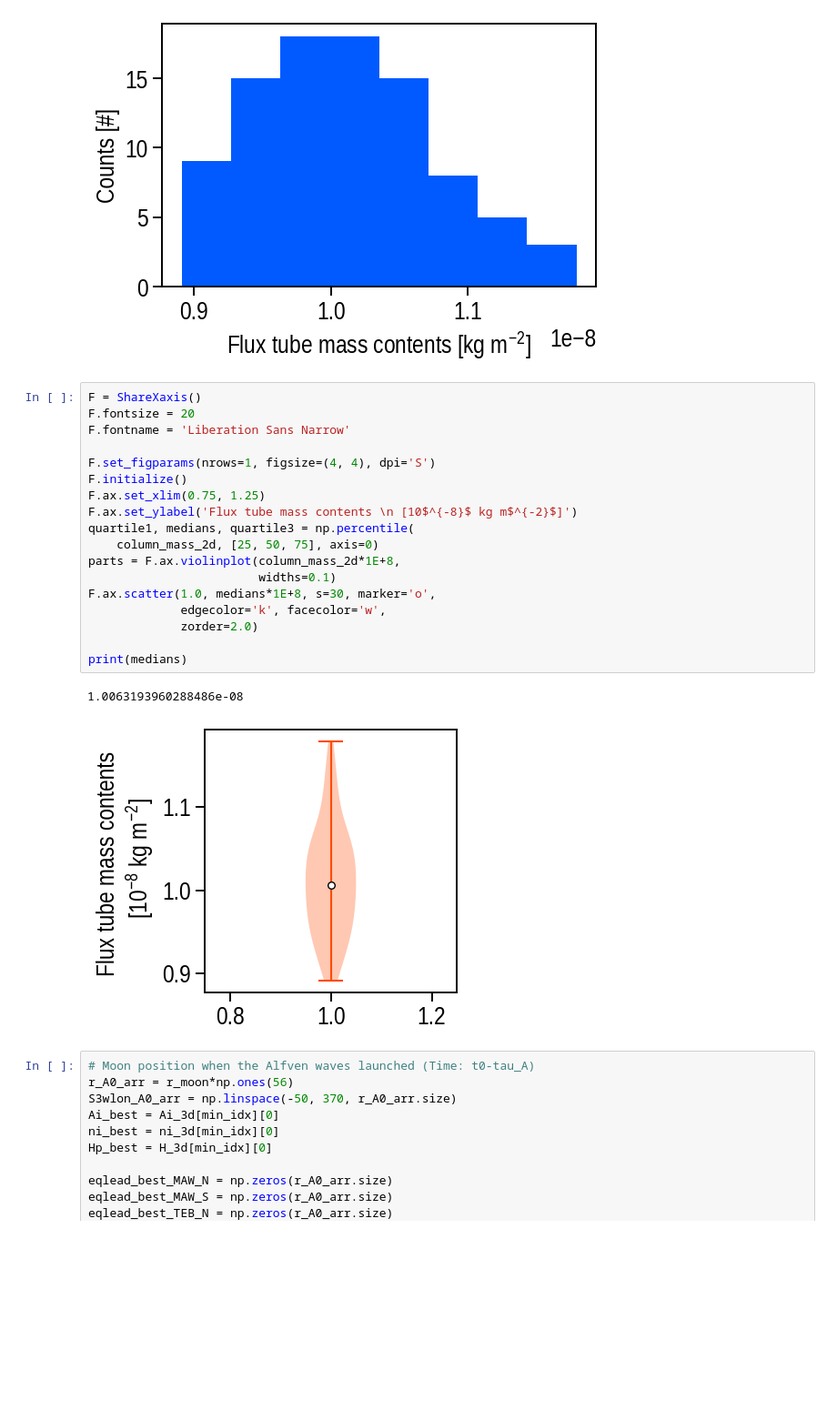
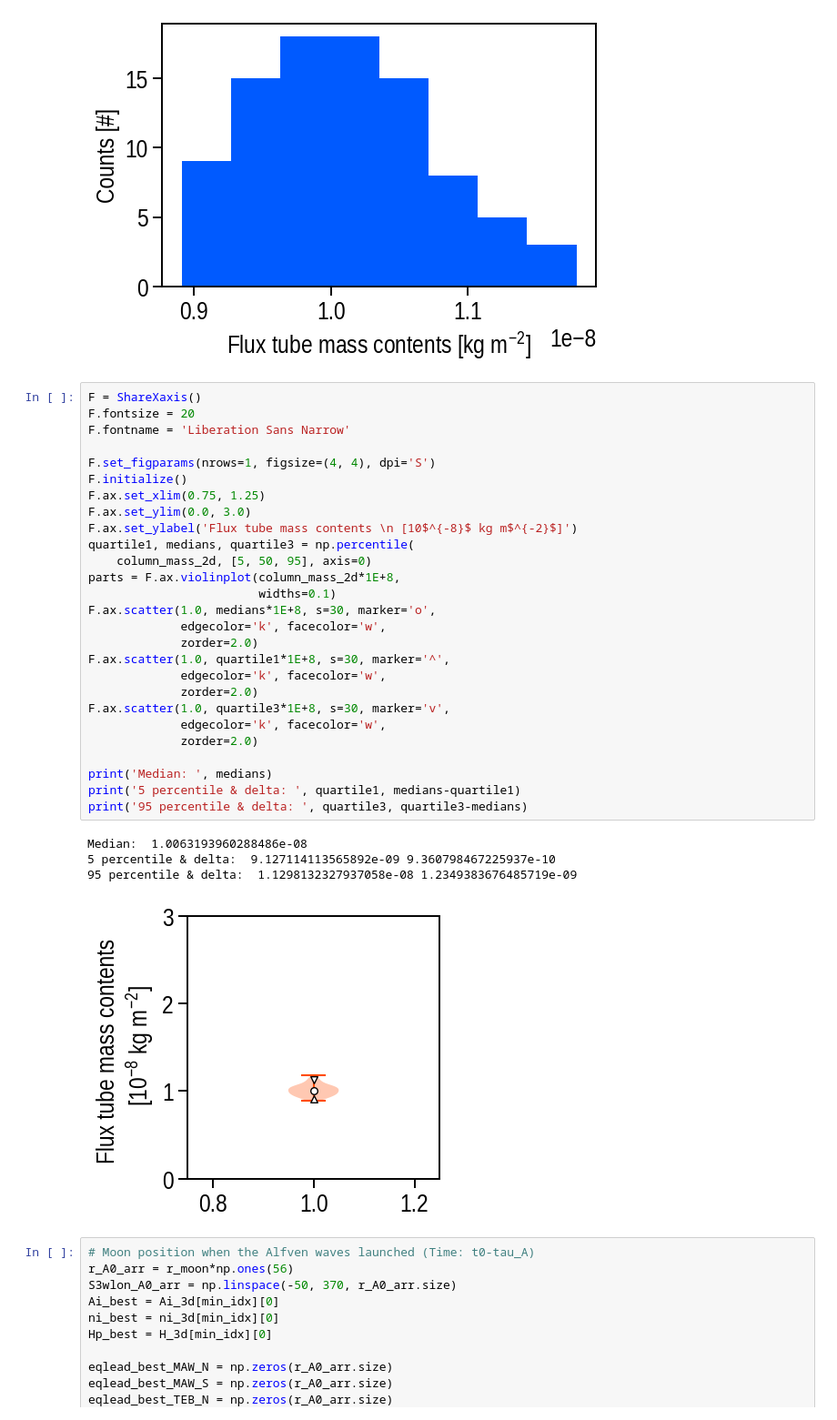
Before and after one commit to ShinnosukeSatoh/Juno_UVS_deimos, a Jupyter notebook: chi2_visualize2.ipynb, the cells around one changed output. Shown at 91% size. Cells and saved outputs as stored; diff of their text form; blank space fills up the shorter version.

Commit message:
5 & 95 percentile

```diff
--- a/chi2_visualize2.ipynb
+++ b/chi2_visualize2.ipynb
@@ -503,24 +503,35 @@ F.ax.hist(column_mass_2d, color=UC.blue, bins='auto')
 # %%
 F = ShareXaxis()
 F.fontsize = 20
 F.fontname = 'Liberation Sans Narrow'
 
 F.set_figparams(nrows=1, figsize=(4, 4), dpi='S')
 F.initialize()
 F.ax.set_xlim(0.75, 1.25)
+F.ax.set_ylim(0.0, 3.0)
 F.ax.set_ylabel('Flux tube mass contents \n [10$^{-8}$ kg m$^{-2}$]')
 quartile1, medians, quartile3 = np.percentile(
-    column_mass_2d, [25, 50, 75], axis=0)
+    column_mass_2d, [5, 50, 95], axis=0)
 parts = F.ax.violinplot(column_mass_2d*1E+8,
                         widths=0.1)
 F.ax.scatter(1.0, medians*1E+8, s=30, marker='o',
              edgecolor='k', facecolor='w',
              zorder=2.0)
+F.ax.scatter(1.0, quartile1*1E+8, s=30, marker='^',
+             edgecolor='k', facecolor='w',
+             zorder=2.0)
+F.ax.scatter(1.0, quartile3*1E+8, s=30, marker='v',
+             edgecolor='k', facecolor='w',
+             zorder=2.0)
 
-print(medians)
+print('Median: ', medians)
+print('5 percentile & delta: ', quartile1, medians-quartile1)
+print('95 percentile & delta: ', quartile3, quartile3-medians)
 # %% [output]
-1.0063193960288486e-08
+Median:  1.0063193960288486e-08
+5 percentile & delta:  9.127114113565892e-09 9.360798467225937e-10
+95 percentile & delta:  1.1298132327937058e-08 1.2349383676485719e-09
-[figure, old version]
+[figure, new version]
 # %%
 # Moon position when the Alfven waves launched (Time: t0-tau_A)
 r_A0_arr = r_moon*np.ones(56)
```
Also changed, not shown: 1 other file.
